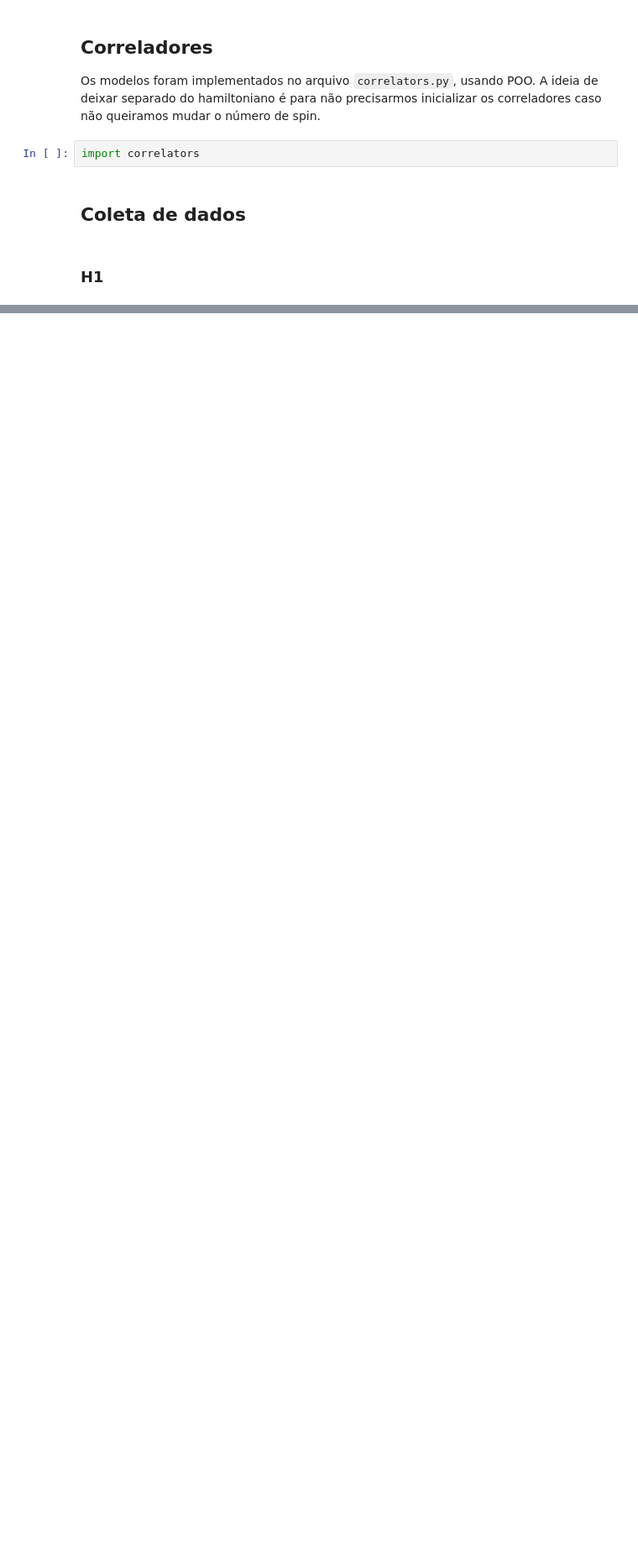
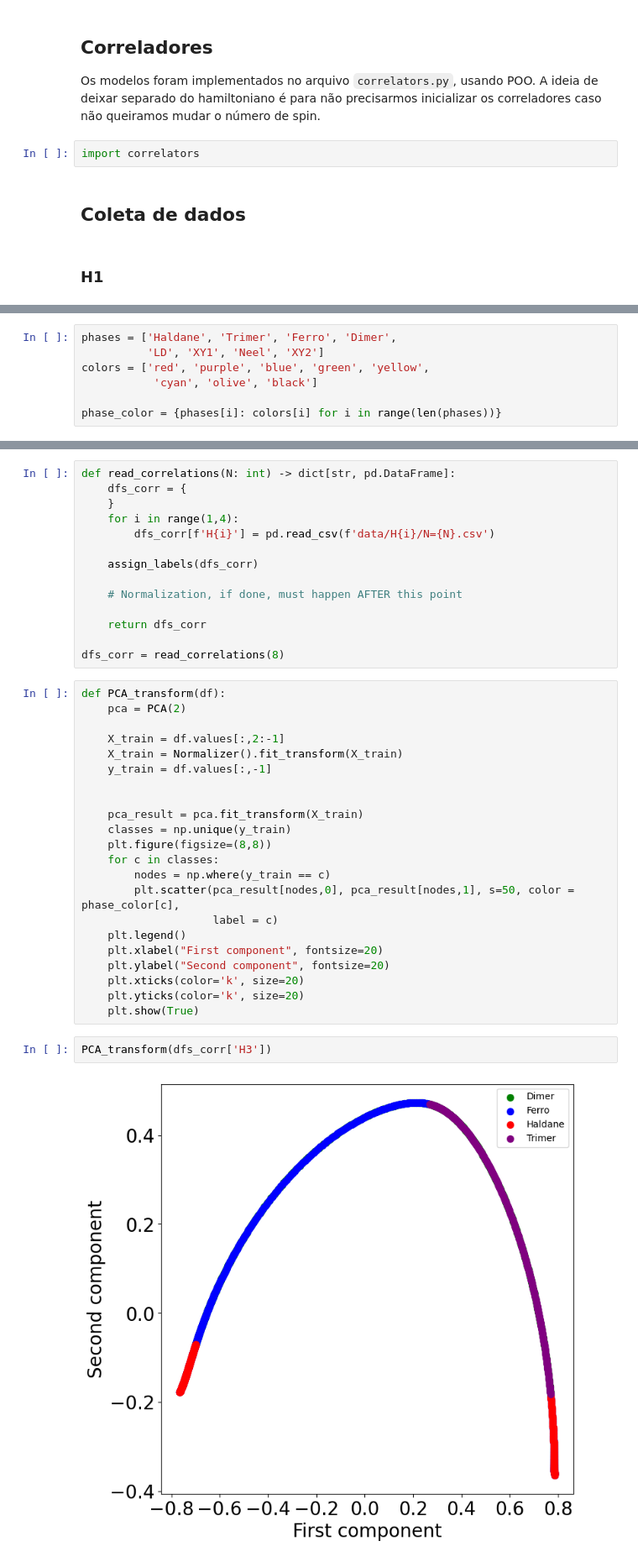
Before and after one commit to eru-iluv/Phase-Classifier, a Jupyter notebook: main.ipynb, the cells around one changed output, grey strips where cells are left out. Shown at 84% size. Cells and saved outputs as stored; diff of their text form; blank space fills up the shorter version.

```diff
--- a/main.ipynb
+++ b/main.ipynb
@@ -84,0 +160,7 @@ with open(f"data/H1/N={N}.csv", 'w') as fh:
+# %%
+phases = ['Haldane', 'Trimer', 'Ferro', 'Dimer',
+          'LD', 'XY1', 'Neel', 'XY2']
+colors = ['red', 'purple', 'blue', 'green', 'yellow',
+           'cyan', 'olive', 'black']
+
+phase_color = {phases[i]: colors[i] for i in range(len(phases))}
@@ -84,0 +287,40 @@ with open(f"data/H1/N={N}.csv", 'w') as fh:
+# %%
+def read_correlations(N: int) -> dict[str, pd.DataFrame]:
+    dfs_corr = {
+    }
+    for i in range(1,4):
+        dfs_corr[f'H{i}'] = pd.read_csv(f'data/H{i}/N={N}.csv')
+
+    assign_labels(dfs_corr)
+
+    # Normalization, if done, must happen AFTER this point
+
+    return dfs_corr
+
+dfs_corr = read_correlations(8)
+# %%
+def PCA_transform(df):
+    pca = PCA(2)
+
+    X_train = df.values[:,2:-1]
+    X_train = Normalizer().fit_transform(X_train)
+    y_train = df.values[:,-1]
+
+
+    pca_result = pca.fit_transform(X_train)
+    classes = np.unique(y_train)
+    plt.figure(figsize=(8,8))
+    for c in classes:
+        nodes = np.where(y_train == c)
+        plt.scatter(pca_result[nodes,0], pca_result[nodes,1], s=50, color = phase_color[c],
+                    label = c)
+    plt.legend()
+    plt.xlabel("First component", fontsize=20)
+    plt.ylabel("Second component", fontsize=20)
+    plt.xticks(color='k', size=20)
+    plt.yticks(color='k', size=20)
+    plt.show(True)
+# %%
+PCA_transform(dfs_corr['H3'])
+# %% [output]
+[figure, added]
```
Also changed, not shown: parts of 14 cells of this notebook.
